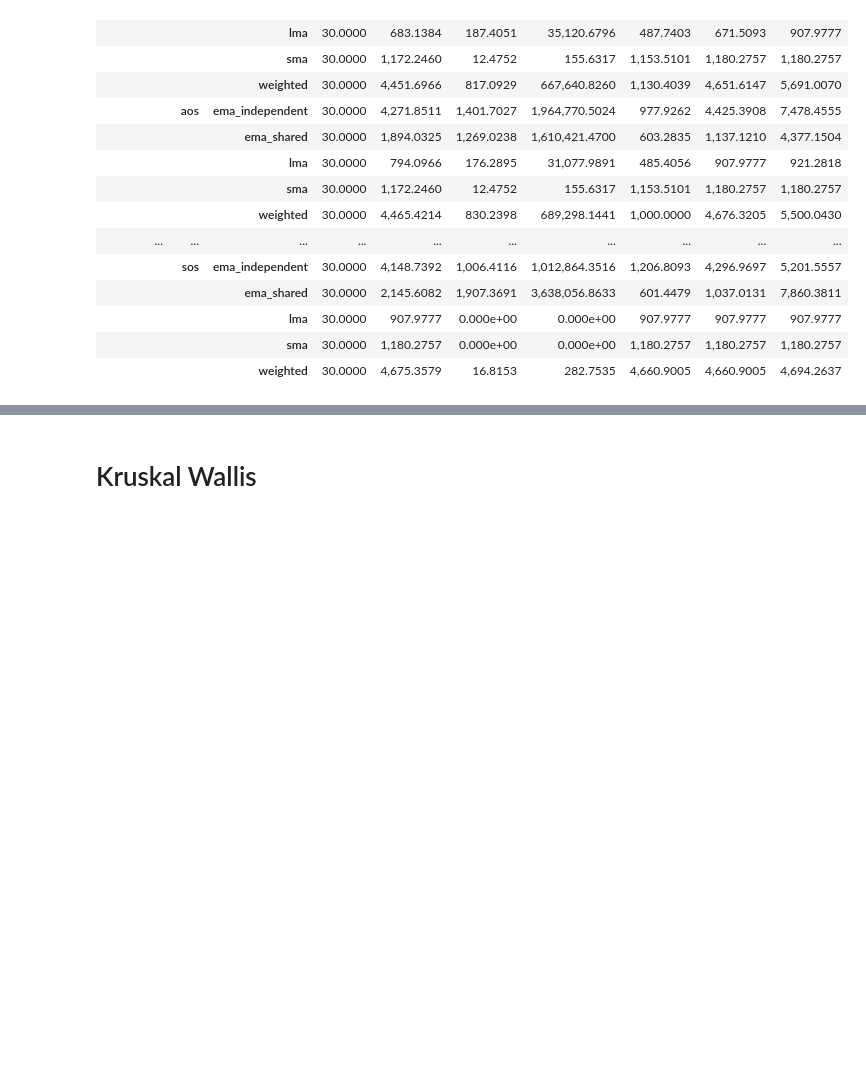
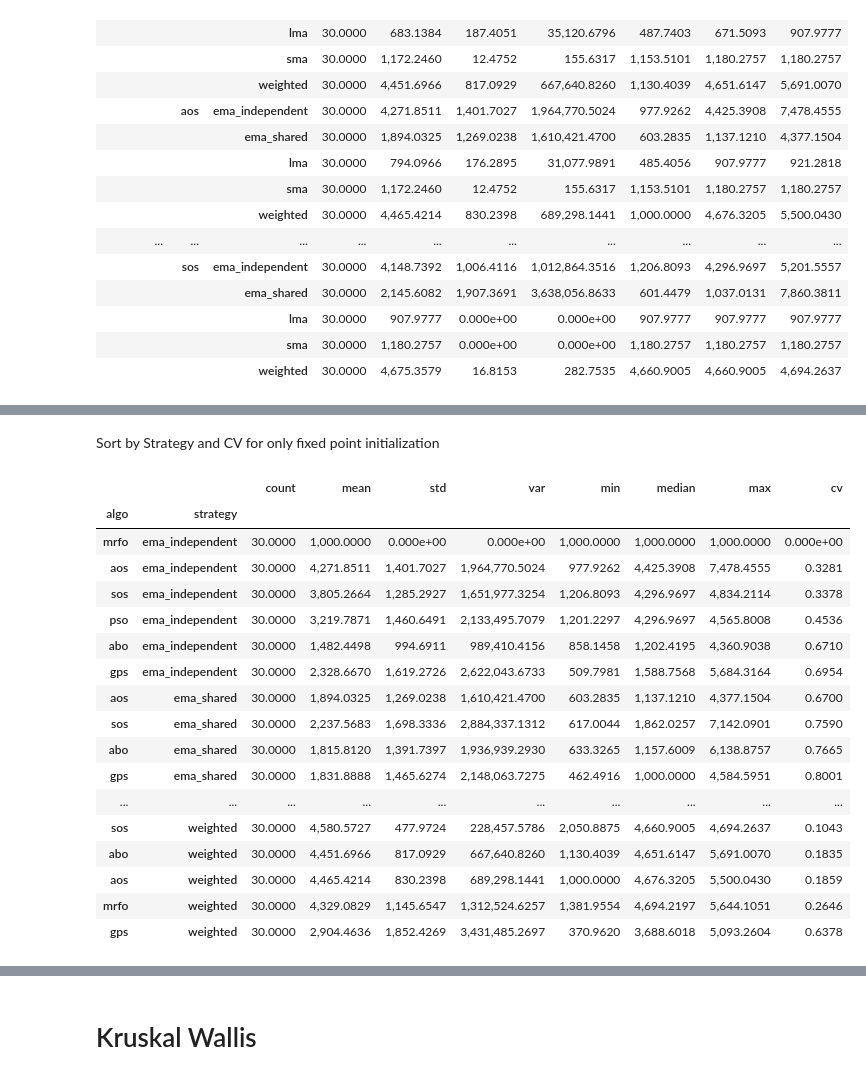
Before and after one commit to AndreHrs/trading-param-optimizer, a Jupyter notebook: notebook.ipynb, the cells around one changed output, grey strips where cells are left out. Cells and saved outputs as stored; diff of their text form; code cells hidden in the pictures; blank space fills up the shorter version.

```diff
--- a/notebook.ipynb
+++ b/notebook.ipynb
@@ -97,3 +103,56 @@ display(stats.map(fmt))
+# %% [markdown]
+Sort by Strategy and CV for only fixed point initialization
+# %%
+df = pd.concat([fixed_results, random_results], ignore_index=True)
+
+# Flip fitness because gps is maximizing not minimizing
+df.loc[df["algo"] == "gps", "best_fitness"] *= -1
+
+def fmt(x):
+    if pd.isna(x):
+        return "NaN"
+    if abs(x) < 1e-7 or abs(x) > 9_999_999:
+        return f"{x:.3e}"
+    if x == 0:
+        return "0"
+    return f"{x:,.4f}"
+
+stats = (
+    df.groupby(['algo', 'strategy','start_mode'])['test_final_cash']
+    .agg(count='count', mean='mean', std='std', var='var', min='min', median='median', max='max')
+)
+
+stats['cv'] = stats['std'] / stats['mean']
+
+
+stats = stats.sort_values(by=[('strategy'), 'cv'], ascending=[True, True])
+
+fixed_stats = stats.xs('fixed', level='start_mode')
+
+column_order = ['count', 'mean', 'std', 'cv', 'min', 'median', 'max']
+
+
+# Display formatted table
+display(fixed_stats.map(fmt))
+# %% [output]
+|  |  | count | mean | std | var | min | median | max | cv |
+| algo | strategy |  |  |  |  |  |  |  |  |
+| mrfo | ema_independent | 30.0000 | 1,000.0000 | 0.000e+00 | 0.000e+00 | 1,000.0000 | 1,000.0000 | 1,000.0000 | 0.000e+00 |
+| aos | ema_independent | 30.0000 | 4,271.8511 | 1,401.7027 | 1,964,770.5024 | 977.9262 | 4,425.3908 | 7,478.4555 | 0.3281 |
+| sos | ema_independent | 30.0000 | 3,805.2664 | 1,285.2927 | 1,651,977.3254 | 1,206.8093 | 4,296.9697 | 4,834.2114 | 0.3378 |
+| pso | ema_independent | 30.0000 | 3,219.7871 | 1,460.6491 | 2,133,495.7079 | 1,201.2297 | 4,296.9697 | 4,565.8008 | 0.4536 |
+| abo | ema_independent | 30.0000 | 1,482.4498 | 994.6911 | 989,410.4156 | 858.1458 | 1,202.4195 | 4,360.9038 | 0.6710 |
+| gps | ema_independent | 30.0000 | 2,328.6670 | 1,619.2726 | 2,622,043.6733 | 509.7981 | 1,588.7568 | 5,684.3164 | 0.6954 |
+| aos | ema_shared | 30.0000 | 1,894.0325 | 1,269.0238 | 1,610,421.4700 | 603.2835 | 1,137.1210 | 4,377.1504 | 0.6700 |
+| sos | ema_shared | 30.0000 | 2,237.5683 | 1,698.3336 | 2,884,337.1312 | 617.0044 | 1,862.0257 | 7,142.0901 | 0.7590 |
+| abo | ema_shared | 30.0000 | 1,815.8120 | 1,391.7397 | 1,936,939.2930 | 633.3265 | 1,157.6009 | 6,138.8757 | 0.7665 |
+| gps | ema_shared | 30.0000 | 1,831.8888 | 1,465.6274 | 2,148,063.7275 | 462.4916 | 1,000.0000 | 4,584.5951 | 0.8001 |
+| ... | ... | ... | ... | ... | ... | ... | ... | ... | ... |
+| sos | weighted | 30.0000 | 4,580.5727 | 477.9724 | 228,457.5786 | 2,050.8875 | 4,660.9005 | 4,694.2637 | 0.1043 |
+| abo | weighted | 30.0000 | 4,451.6966 | 817.0929 | 667,640.8260 | 1,130.4039 | 4,651.6147 | 5,691.0070 | 0.1835 |
+| aos | weighted | 30.0000 | 4,465.4214 | 830.2398 | 689,298.1441 | 1,000.0000 | 4,676.3205 | 5,500.0430 | 0.1859 |
+| mrfo | weighted | 30.0000 | 4,329.0829 | 1,145.6547 | 1,312,524.6257 | 1,381.9554 | 4,694.2197 | 5,644.1051 | 0.2646 |
+| gps | weighted | 30.0000 | 2,904.4636 | 1,852.4269 | 3,431,485.2697 | 370.9620 | 3,688.6018 | 5,093.2604 | 0.6378 |
 # %%
 df = pd.concat([fixed_results, random_results], ignore_index=True)
 
```
Also changed, not shown: parts of 2 cells of this notebook, 3 other files.
